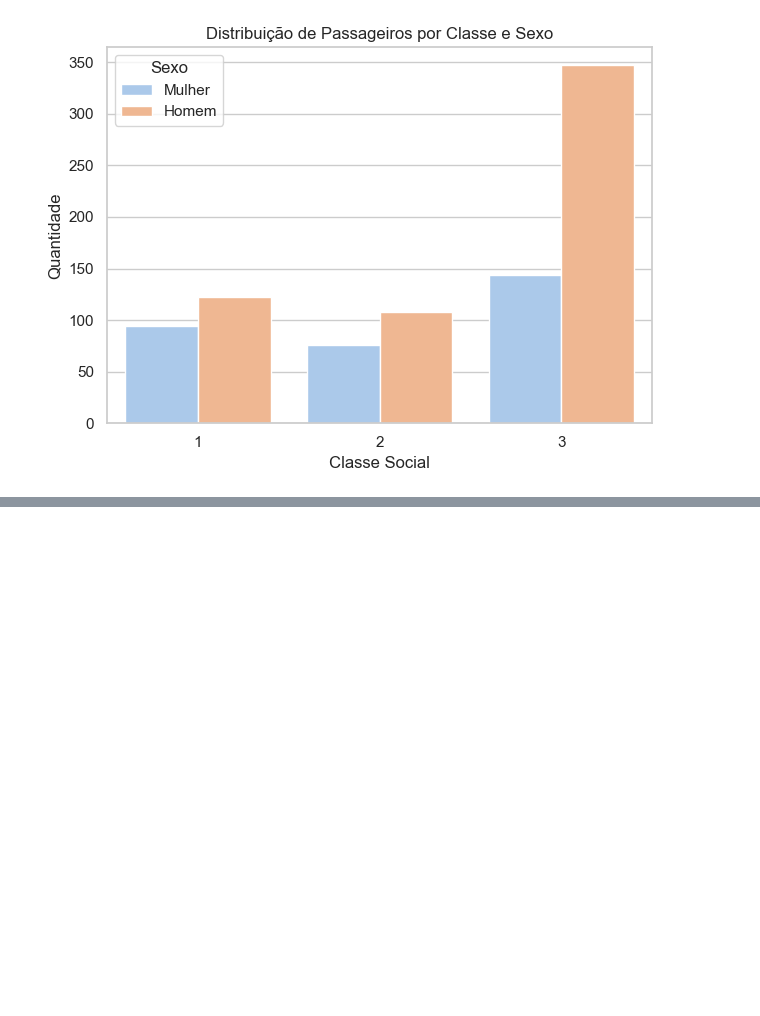
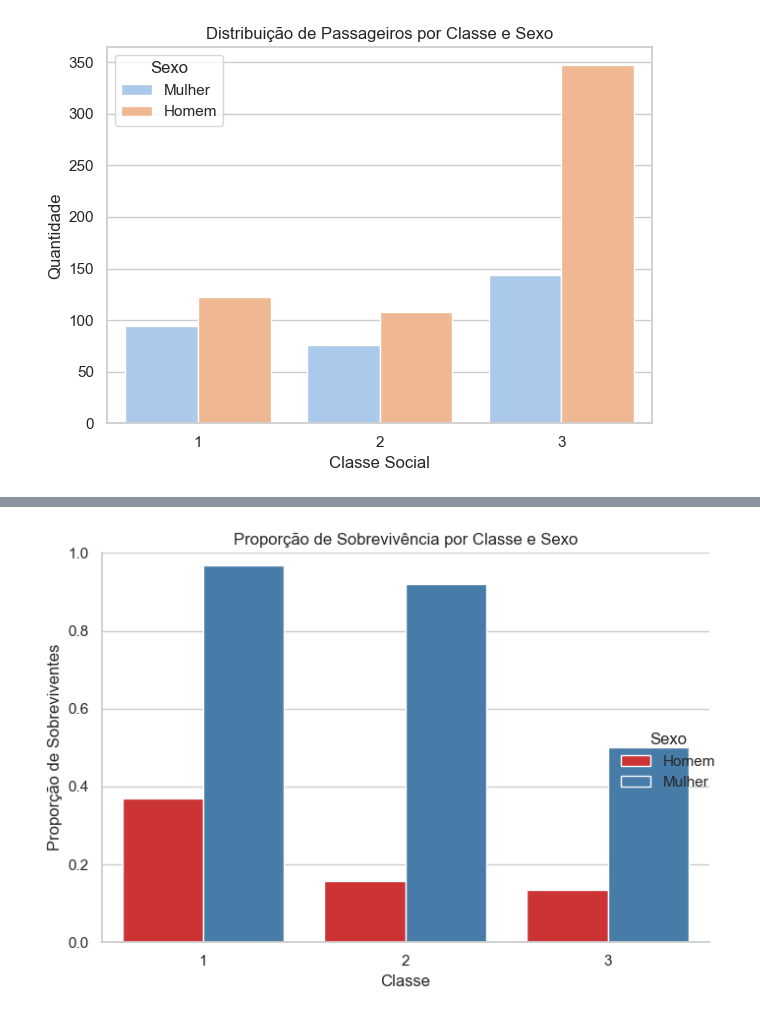
Before and after one commit to JMarquesCS/TitanicMLP, a Jupyter notebook: mlp_titanic.ipynb, the cells around one changed output, grey strips where cells are left out. Cells and saved outputs as stored; diff of their text form; code cells hidden in the pictures; blank space fills up the shorter version.

```diff
--- a/mlp_titanic.ipynb
+++ b/mlp_titanic.ipynb
@@ -48,0 +76,11 @@ plt.show()
+# %%
+# Proporção de sobreviventes por classe e sexo
+proporcao_sexo_classe = df.groupby(['Classe', 'Sexo'])['Survived'].mean().reset_index()
+sns.catplot(data=proporcao_sexo_classe, x='Classe', y='Survived', hue='Sexo', kind='bar', palette='Set1', height=5, aspect=1.2)
+plt.title("Proporção de Sobrevivência por Classe e Sexo")
+plt.ylim(0, 1)
+plt.ylabel("Proporção de Sobreviventes")
+plt.tight_layout()
+plt.show()
+# %% [output]
+[figure, added]
```
Also changed, not shown: parts of 2 cells of this notebook.
